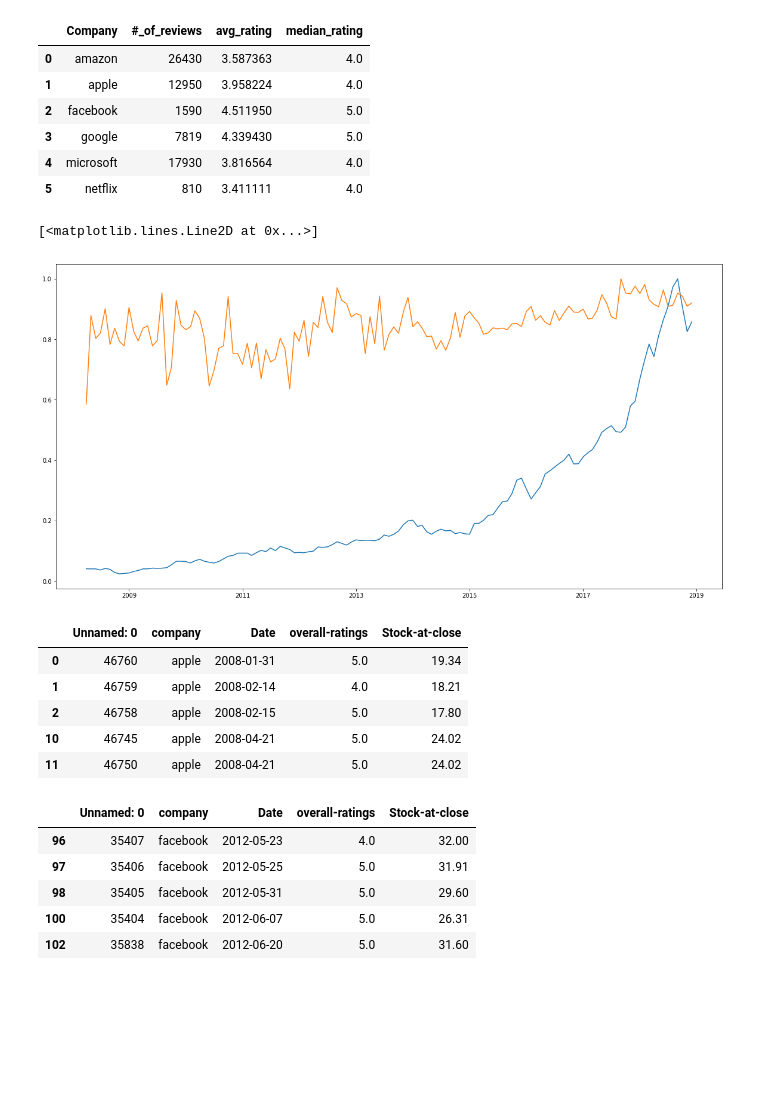
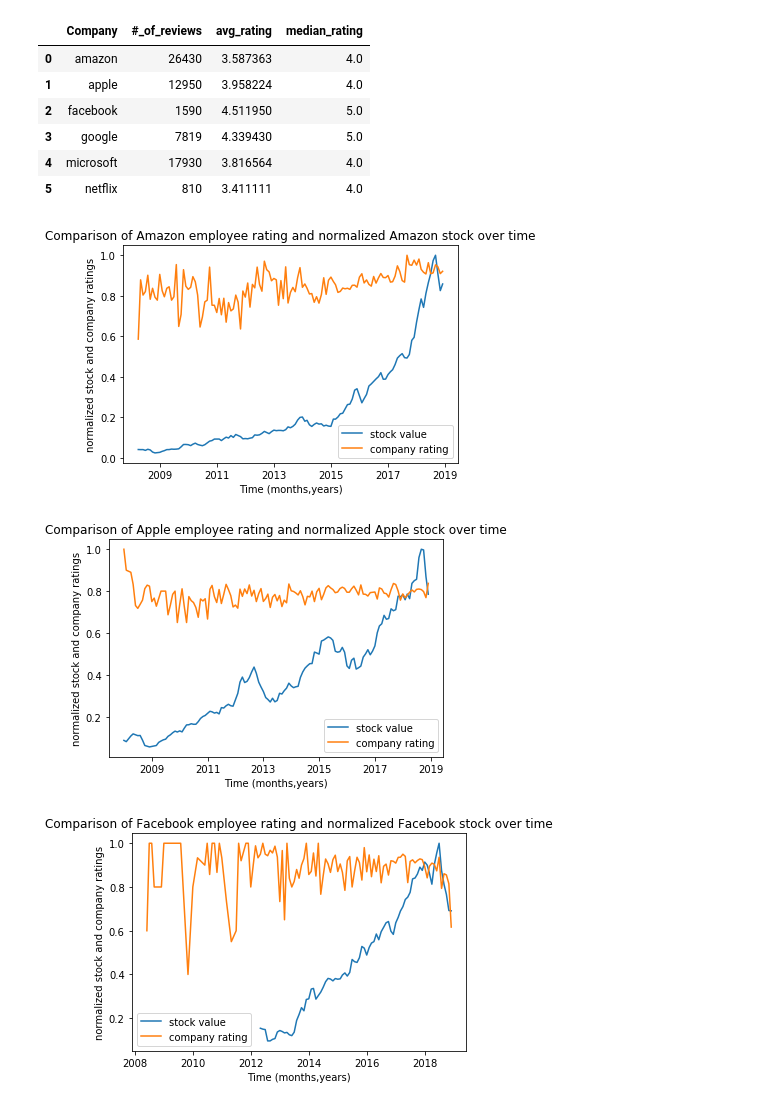
Before and after one commit to annabl38/Project_1, a Jupyter notebook: Company_stuff.Kim.ipynb, the cells around one changed output. Drawn from its saved outputs; the diff is of its cells as text; code cells hidden in the pictures; blank space fills up the shorter version.

```diff
--- a/Company_stuff.Kim.ipynb
+++ b/Company_stuff.Kim.ipynb
@@ -58,30 +58,35 @@ microsoft_df['Date'] = pd.to_datetime(microsoft_df['Date'],format=None)
 # %%
 #Amazon stock data
 AMZN_file= "../Project_1/worldtradingdata-history-AMZN.csv"
 AMZN_df= pd.read_csv(AMZN_file)
 AMZN_df['Date'] = pd.to_datetime(AMZN_df['Date'],format=None)
 
 #merged data
 Amazon_AMZN=pd.merge(amazon_df, AMZN_df, how='left', on ='Date')
 Amazon_AMZN.drop(['job-title','summary','location','pros','cons','advice-to-mgmt','work-balance-stars',
                   'culture-values-stars','carrer-opportunities-stars','comp-benefit-stars',
                   'senior-mangemnet-stars','helpful-count','link','Open','High','Low','Volume'], axis=1, inplace=True)
 Amazon_AMZN=Amazon_AMZN.rename(columns={"Close":"Stock-at-close"})
 (Amazon_AMZN.dropna())
 #GB=Amazon_AMZN['Date'].groupby([(Amazon_AMZN['Date'].year),(Amazon_AMZN['Date'].month)]).mean()
 amazon_month=Amazon_AMZN.Date.dt.to_period("M")
 amazon_mean=(Amazon_AMZN.groupby(amazon_month)).mean()
 amazon_mean['scaled-ratings']=(amazon_mean['overall-ratings']/amazon_mean['overall-ratings'].max())
 amazon_mean['stocks-scaled']=(amazon_mean['Stock-at-close']/amazon_mean['Stock-at-close'].max())
 
 amazon_star_x=amazon_mean.to_timestamp()
 x=amazon_star_x.index.values
-plt.figure(figsize=(20,10))
-plt.plot(x,amazon_mean['stocks-scaled'])
-plt.plot(x, amazon_mean['scaled-ratings'])
+#plt.figure(figsize=(20,10))
+plt.plot(x,amazon_mean['stocks-scaled'], label='stock value')
+plt.plot(x, amazon_mean['scaled-ratings'], label='company rating')
+
+plt.title('Comparison of Amazon employee rating and normalized Amazon stock over time')
+plt.xlabel('Time (months,years)')
+plt.ylabel('normalized stock and company ratings')
+plt.legend()
+plt.show()
 # %% [output]
-[<matplotlib.lines.Line2D at 0x...>]
-[figure, old version]
+[figure, new version]
 # %%
 #Apple stock data
 AAPL_file= "../Project_1/worldtradingdata-history-AAPL.csv"
@@ -101,18 +106,19 @@ apple_mean=(Apple_AAPL.groupby(apple_month)).mean()
 apple_mean['scaled-ratings']=(apple_mean['overall-ratings']/apple_mean['overall-ratings'].max())
 apple_mean['stocks-scaled']=(apple_mean['Stock-at-close']/apple_mean['Stock-at-close'].max())
 
-amazon_star_x=amazon_mean.to_timestamp()
-x=amazon_star_x.index.values
-plt.figure(figsize=(20,10))
-plt.plot(x,amazon_mean['stocks-scaled'])
-plt.plot(x, amazon_mean['scaled-ratings'])
+apple_star_x=apple_mean.to_timestamp()
+x=apple_star_x.index.values
+plt.plot(x,apple_mean['stocks-scaled'],label='stock value')
+plt.plot(x, apple_mean['scaled-ratings'],label='company rating')
+
+plt.title('Comparison of Apple employee rating and normalized Apple stock over time')
+plt.xlabel('Time (months,years)')
+plt.ylabel('normalized stock and company ratings')
+plt.legend()
+plt.savefig('Apple_graph.png')
+plt.show()
 # %% [output]
-|  | Unnamed: 0 | company | Date | overall-ratings | Stock-at-close |
-| 0 | 46760 | apple | 2008-01-31 | 5.0 | 19.34 |
-| 1 | 46759 | apple | 2008-02-14 | 4.0 | 18.21 |
-| 2 | 46758 | apple | 2008-02-15 | 5.0 | 17.80 |
-| 10 | 46745 | apple | 2008-04-21 | 5.0 | 24.02 |
-| 11 | 46750 | apple | 2008-04-21 | 5.0 | 24.02 |
+[figure, added]
 # %%
 #FB stock data
 FB_file= "../Project_1/worldtradingdata-history-FB.csv"
@@ -125,14 +131,27 @@ Facebook_FB.drop(['job-title','summary','location','pros','cons','advice-to-mgmt
                   'culture-values-stars','carrer-opportunities-stars','comp-benefit-stars',
                   'senior-mangemnet-stars','helpful-count','link','Open','High','Low','Volume'], axis=1, inplace=True)
 Facebook_FB=Facebook_FB.rename(columns={"Close":"Stock-at-close"})
-(Facebook_FB.dropna()).head()
+(Facebook_FB.dropna())
+
+facebook_month=Facebook_FB.Date.dt.to_period("M")
+facebook_mean=(Facebook_FB.groupby(facebook_month)).mean()
+facebook_mean['scaled-ratings']=(facebook_mean['overall-ratings']/facebook_mean['overall-ratings'].max())
+facebook_mean['stocks-scaled']=(facebook_mean['Stock-at-close']/facebook_mean['Stock-at-close'].max())
+
+facebook_star_x=facebook_mean.to_timestamp()
+x=facebook_star_x.index.values
+
+plt.plot(x,facebook_mean['stocks-scaled'],label='stock value')
+plt.plot(x, facebook_mean['scaled-ratings'],label='company rating')
+
+plt.title('Comparison of Facebook employee rating and normalized Facebook stock over time')
+plt.xlabel('Time (months,years)')
+plt.ylabel('normalized stock and company ratings')
+plt.legend()
+plt.savefig('Facebook_graph.png')
+plt.show()
 # %% [output]
-|  | Unnamed: 0 | company | Date | overall-ratings | Stock-at-close |
-| 96 | 35407 | facebook | 2012-05-23 | 4.0 | 32.00 |
-| 97 | 35406 | facebook | 2012-05-25 | 5.0 | 31.91 |
-| 98 | 35405 | facebook | 2012-05-31 | 5.0 | 29.60 |
-| 100 | 35404 | facebook | 2012-06-07 | 5.0 | 26.31 |
-| 102 | 35838 | facebook | 2012-06-20 | 5.0 | 31.60 |
+[figure, added]
 # %%
 #Microsoft stock data
 MSFT_file= "../Project_1/worldtradingdata-history-MSFT.csv"
```
Also changed, not shown: parts of 3 cells of this notebook.
